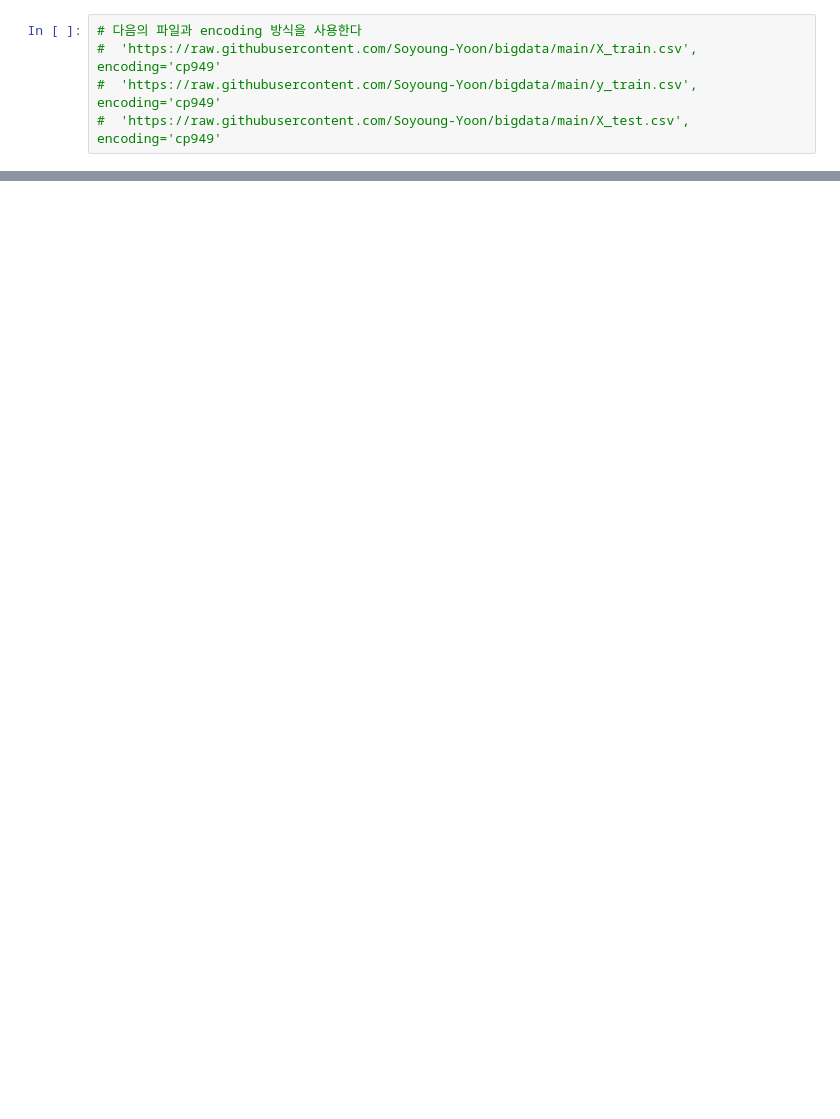
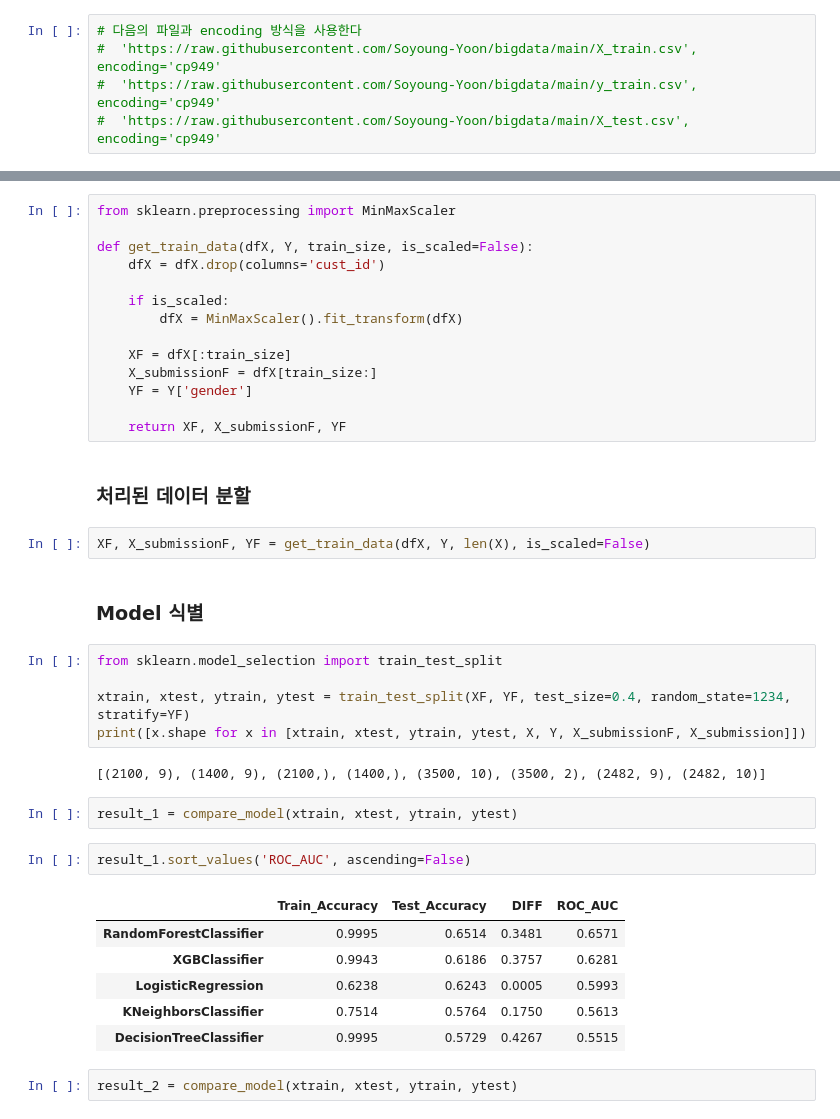
Before and after one commit to steve-park/data-engineering, a Jupyter notebook: 빅분기 기출문제/BigData_example0_예시문제_LAB.ipynb, the cells around one changed output, grey strips where cells are left out. Cells and saved outputs as stored; diff of their text form; blank space fills up the shorter version.

```diff
--- a/빅분기 기출문제/BigData_example0_예시문제_LAB.ipynb
+++ b/빅분기 기출문제/BigData_example0_예시문제_LAB.ipynb
@@ -45,0 +401,40 @@ pd.set_option('display.float_format', '{:.4f}'.format)
+# %%
+from sklearn.preprocessing import MinMaxScaler
+
+def get_train_data(dfX, Y, train_size, is_scaled=False):
+    dfX = dfX.drop(columns='cust_id')
+
+    if is_scaled:
+        dfX = MinMaxScaler().fit_transform(dfX)
+
+    XF = dfX[:train_size]
+    X_submissionF = dfX[train_size:]
+    YF = Y['gender']
+
+    return XF, X_submissionF, YF
+# %% [markdown]
+### 처리된 데이터 분할
+# %%
+XF, X_submissionF, YF = get_train_data(dfX, Y, len(X), is_scaled=False)
+# %% [markdown]
+### Model 식별
+# %%
+from sklearn.model_selection import train_test_split
+
+xtrain, xtest, ytrain, ytest = train_test_split(XF, YF, test_size=0.4, random_state=1234, stratify=YF)
+print([x.shape for x in [xtrain, xtest, ytrain, ytest, X, Y, X_submissionF, X_submission]])
+# %% [output]
+[(2100, 9), (1400, 9), (2100,), (1400,), (3500, 10), (3500, 2), (2482, 9), (2482, 10)]
+# %%
+result_1 = compare_model(xtrain, xtest, ytrain, ytest)
+# %%
+result_1.sort_values('ROC_AUC', ascending=False)
+# %% [output]
+|  | Train_Accuracy | Test_Accuracy | DIFF | ROC_AUC |
+| RandomForestClassifier | 0.9995 | 0.6514 | 0.3481 | 0.6571 |
+| XGBClassifier | 0.9943 | 0.6186 | 0.3757 | 0.6281 |
+| LogisticRegression | 0.6238 | 0.6243 | 0.0005 | 0.5993 |
+| KNeighborsClassifier | 0.7514 | 0.5764 | 0.1750 | 0.5613 |
+| DecisionTreeClassifier | 0.9995 | 0.5729 | 0.4267 | 0.5515 |
+# %%
+result_2 = compare_model(xtrain, xtest, ytrain, ytest)
```
Also changed, not shown: parts of 44 cells of this notebook, 4 other files.
